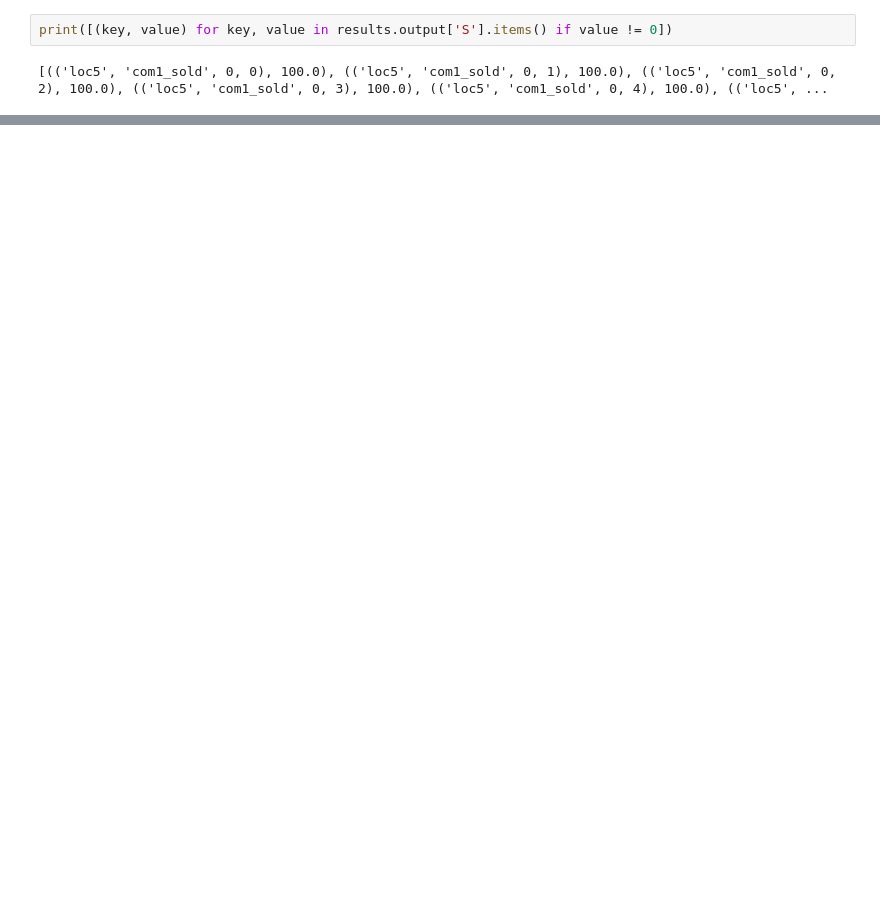
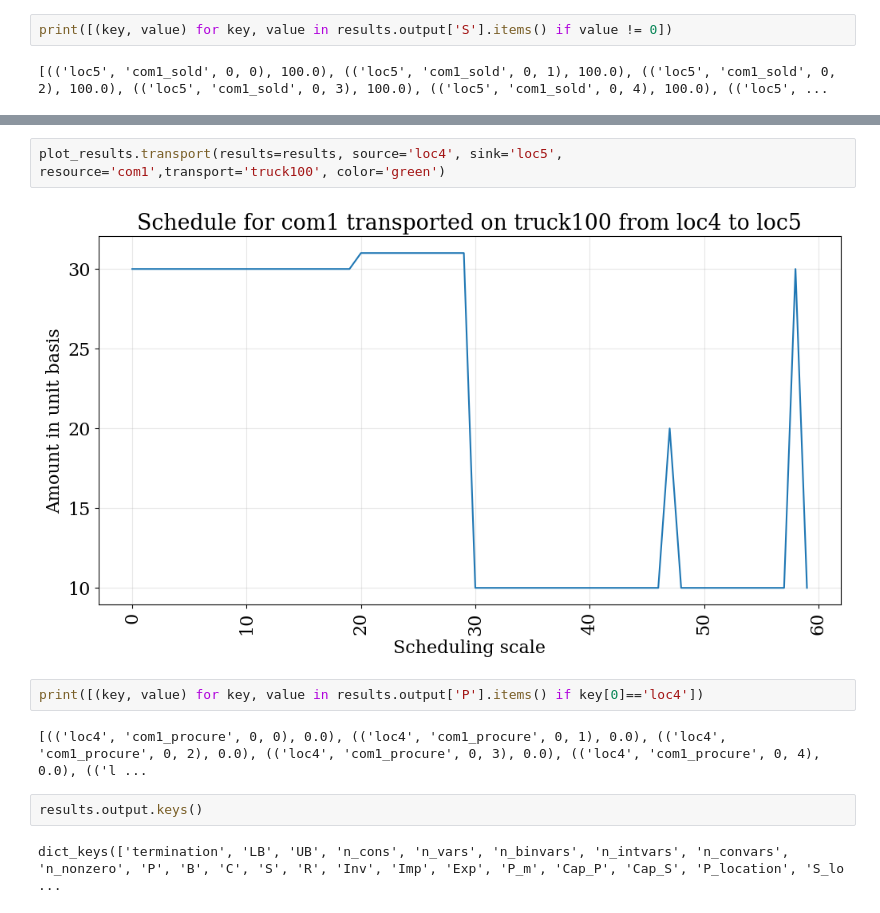
Before and after one commit to TAMUparametric/energiapy, a Jupyter notebook: docs/notebooks/ivanov-model/ICS_NodeDisturbance.ipynb, the cells around one changed output, grey strips where cells are left out. Saved outputs shown, nothing was run; the diff lists cells and outputs as text; blank space fills up the shorter version.

```diff
--- a/docs/notebooks/ivanov-model/ICS_NodeDisturbance.ipynb
+++ b/docs/notebooks/ivanov-model/ICS_NodeDisturbance.ipynb
@@ -228,0 +219,12 @@ plot_results.schedule(results=results, y_axis='S', component='com1_sold', locati
+# %%
+plot_results.transport(results=results, source='loc4', sink='loc5', resource='com1',transport='truck100', color='green')
+# %% [output]
+[figure, added]
+# %%
+print([(key, value) for key, value in results.output['P'].items() if key[0]=='loc4'])
+# %% [output]
+[(('loc4', 'com1_procure', 0, 0), 0.0), (('loc4', 'com1_procure', 0, 1), 0.0), (('loc4', 'com1_procure', 0, 2), 0.0), (('loc4', 'com1_procure', 0, 3), 0.0), (('loc4', 'com1_procure', 0, 4), 0.0), (('l ...
+# %%
+results.output.keys()
+# %% [output]
+dict_keys(['termination', 'LB', 'UB', 'n_cons', 'n_vars', 'n_binvars', 'n_intvars', 'n_convars', 'n_nonzero', 'P', 'B', 'C', 'S', 'R', 'Inv', 'Imp', 'Exp', 'P_m', 'Cap_P', 'Cap_S', 'P_location', 'S_lo ...
```
Also changed, not shown: parts of 14 cells of this notebook, 1 other file.
